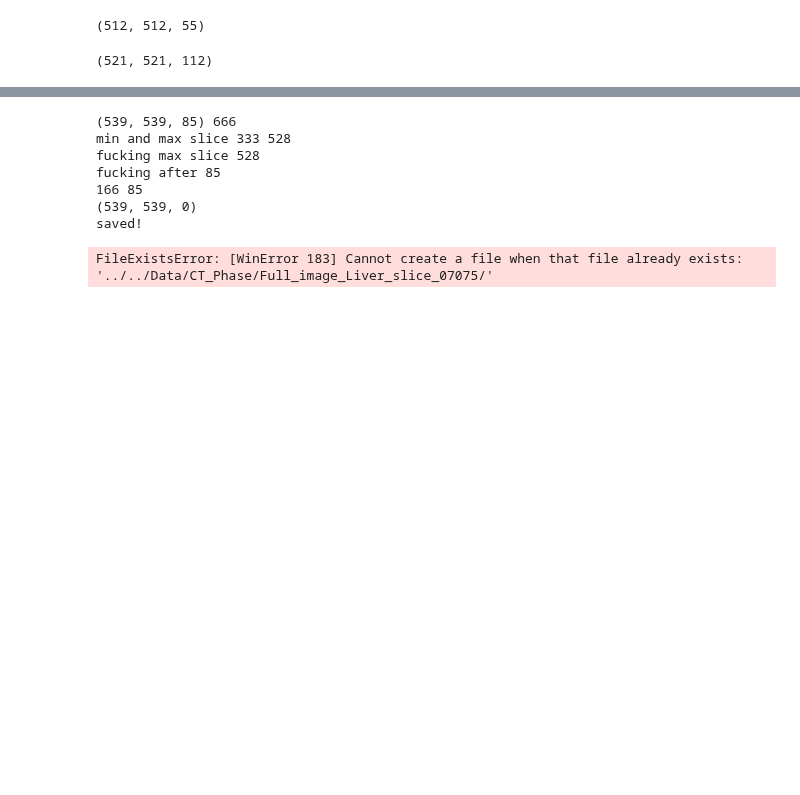
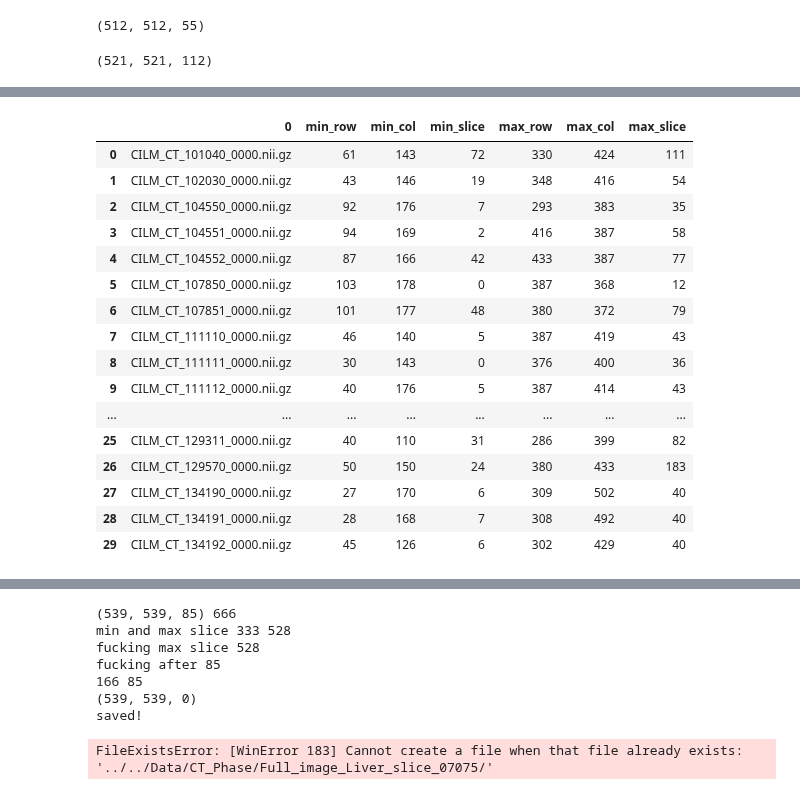
Before and after one commit to BaconDavid/CRLM_Internship_Project, a Jupyter notebook: Jupyter_Test/Get liver bounding.ipynb, the cells around one changed output, grey strips where cells are left out. Drawn from its saved outputs; the diff is of its cells as text; code cells hidden in the pictures; blank space fills up the shorter version.

```diff
--- a/Jupyter_Test/Get liver bounding.ipynb
+++ b/Jupyter_Test/Get liver bounding.ipynb
@@ -251,0 +437,20 @@ image_orign.shape
+# %%
+liver_info.head(30)
+# %% [output]
+|  | 0 | min_row | min_col | min_slice | max_row | max_col | max_slice |
+| 0 | CILM_CT_101040_0000.nii.gz | 61 | 143 | 72 | 330 | 424 | 111 |
+| 1 | CILM_CT_102030_0000.nii.gz | 43 | 146 | 19 | 348 | 416 | 54 |
+| 2 | CILM_CT_104550_0000.nii.gz | 92 | 176 | 7 | 293 | 383 | 35 |
+| 3 | CILM_CT_104551_0000.nii.gz | 94 | 169 | 2 | 416 | 387 | 58 |
+| 4 | CILM_CT_104552_0000.nii.gz | 87 | 166 | 42 | 433 | 387 | 77 |
+| 5 | CILM_CT_107850_0000.nii.gz | 103 | 178 | 0 | 387 | 368 | 12 |
+| 6 | CILM_CT_107851_0000.nii.gz | 101 | 177 | 48 | 380 | 372 | 79 |
+| 7 | CILM_CT_111110_0000.nii.gz | 46 | 140 | 5 | 387 | 419 | 43 |
+| 8 | CILM_CT_111111_0000.nii.gz | 30 | 143 | 0 | 376 | 400 | 36 |
+| 9 | CILM_CT_111112_0000.nii.gz | 40 | 176 | 5 | 387 | 414 | 43 |
+| ... | ... | ... | ... | ... | ... | ... | ... |
+| 25 | CILM_CT_129311_0000.nii.gz | 40 | 110 | 31 | 286 | 399 | 82 |
+| 26 | CILM_CT_129570_0000.nii.gz | 50 | 150 | 24 | 380 | 433 | 183 |
+| 27 | CILM_CT_134190_0000.nii.gz | 27 | 170 | 6 | 309 | 502 | 40 |
+| 28 | CILM_CT_134191_0000.nii.gz | 28 | 168 | 7 | 308 | 492 | 40 |
+| 29 | CILM_CT_134192_0000.nii.gz | 45 | 126 | 6 | 302 | 429 | 40 |
```
Also changed, not shown: parts of 22 cells of this notebook, 21 other files.
